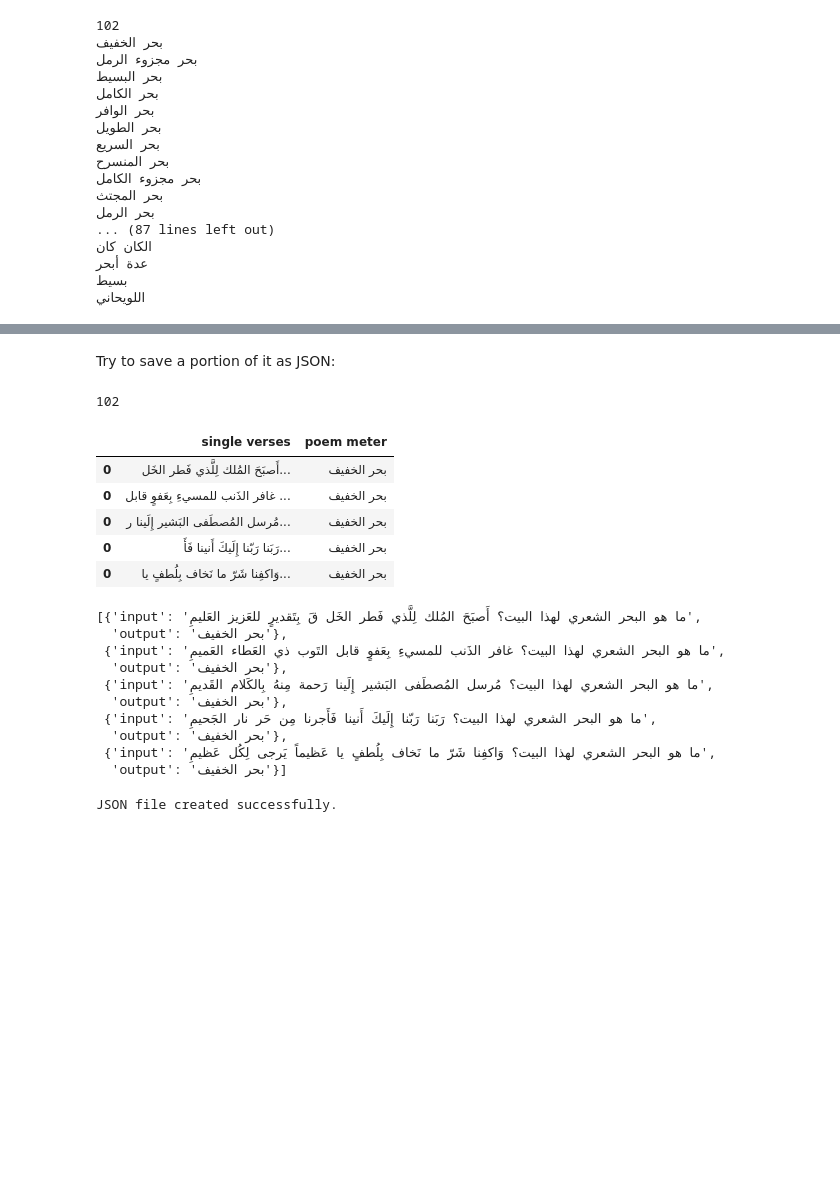
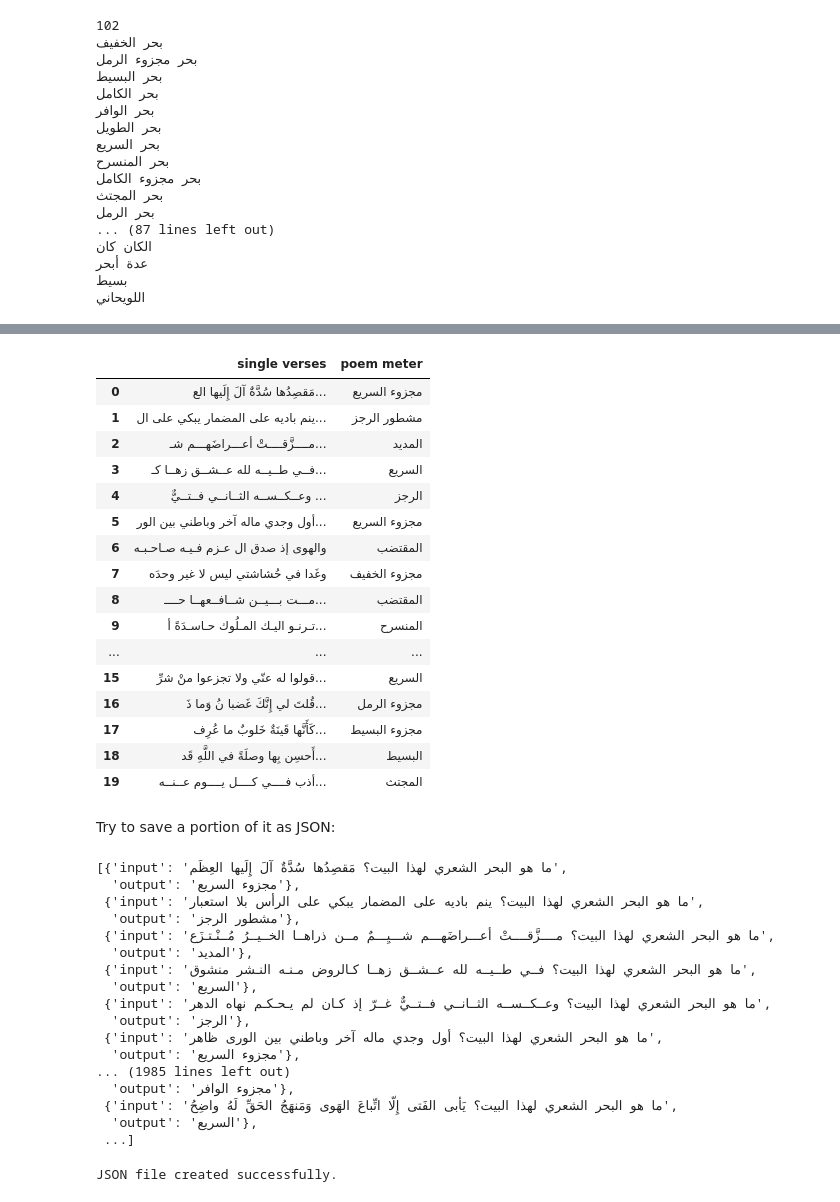
Before and after one commit to AbdulRahmanBenatia/Allam-Challenge, a Jupyter notebook: preprocess.ipynb, the cells around one changed output, grey strips where cells are left out. Saved outputs shown, nothing was run; the diff lists cells and outputs as text; code cells hidden in the pictures; blank space fills up the shorter version.

```diff
--- a/preprocess.ipynb
+++ b/preprocess.ipynb
@@ -205,0 +337,2 @@ print(df_ashaar[df_ashaar['poem meter'] == 'بحر الدوبيت'])
+# %%
+samples = df_filtered[df_filtered['poem meter']== "الخفيف"].sample(2000, replace=False)
@@ -205,0 +341,7 @@ print(df_ashaar[df_ashaar['poem meter'] == 'بحر الدوبيت'])
+# %%
+def remove_tashkeel(verse):
+    return re.sub(r'[\u0617-\u061A\u064B-\u0652]', '', verse)  # Remove Tashkeel
+
+
+def random_remove_tashkeel(verse):
+    return ''.join(char for char in verse if random.choice([True, False]) or not re.match(r'[\u0617-\u061A\u064B-\u0652]', char))
@@ -206,6 +464,24 @@ print(df_ashaar[df_ashaar['poem meter'] == 'بحر الدوبيت'])
+# %%
+balanced_df = balanced_df.sample(frac=1, random_state=42).reset_index(drop=True)
+# %%
+balanced_df.head(20)
+# %% [output]
+|  | single verses | poem meter |
+| 0 | مَقصِدُها سُدَّةٌ آلَ إِلَيها الع... | مجزوء السريع |
+| 1 | ينم باديه على المضمار يبكي على ال... | مشطور الرجز |
+| 2 | مــــزَّقــــتْ أعـــراضَهـــم شـ... | المديد |
+| 3 | فــي طــيــه لله عــشــق زهــا كـ... | السريع |
+| 4 | وعــكــســه الثــانــي فــتــيٌّ ... | الرجز |
+| 5 | أول وجدي ماله آخر وباطني بين الور... | مجزوء السريع |
+| 6 | والهوى إذ صدق ال عـزم فـيـه صـاحـبـه | المقتضب |
+| 7 | وغَدا في حُشاشتي ليس لا غير وحدَه | مجزوء الخفيف |
+| 8 | مـــت بـــيــن شــافــعهــا حــــ... | المقتضب |
+| 9 | تـرنـو اليـك المـلُوك حـاسـدَةً أ... | المنسرح |
+| ... | ... | ... |
+| 15 | قولوا له عنّي ولا تجزعوا منْ شرِّ... | السريع |
+| 16 | قُلتَ لي إِنَّكَ غَضبا نُ وَما ذَ... | مجزوء الرمل |
+| 17 | كَأَنَّها قَينَةٌ خَلوبٌ ما عُرِف... | مجزوء البسيط |
+| 18 | أَحسِن بِها وصلَةً في اللَّهِ قَد... | البسيط |
+| 19 | أذب فــــي كــــل يــــوم عــنــه... | المجتث |
 # %% [markdown]
 Try to save a portion of it as JSON:
-# %%
-len(meters)
-# %% [output]
-102
@@ -214,31 +488,29 @@ small_df = df_ashaar.head(5)
-# %%
-small_df.head()
-# %% [output]
-|  | single verses | poem meter |
-| 0 | أَصبَحَ المُلك لِلَّذي فَطر الخَل... | بحر الخفيف |
-| 0 | غافر الذَنب للمسيءِ بِعَفوٍ قابل ... | بحر الخفيف |
-| 0 | مُرسل المُصطَفى البَشير إِلَينا ر... | بحر الخفيف |
-| 0 | رَبَنا رَبّنا إِلَيكَ أَنينا فَأَ... | بحر الخفيف |
-| 0 | وَاكفِنا شَرّ ما نَخاف بِلُطفٍ يا... | بحر الخفيف |
 # %%
 json_data = [
     {"input":
     f"ما هو البحر الشعري لهذا البيت؟ {row['single verses']}",
      "output": row['poem meter']}
-    for _, row in small_df.iterrows()
+    for _, row in balanced_df.iterrows()
 ]
 json_data
 # %% [output]
-[{'input': 'ما هو البحر الشعري لهذا البيت؟ أَصبَحَ المُلك لِلَّذي فَطر الخَل قَ بِتَقديرٍ للعَزيز العَليمِ',
-  'output': 'بحر الخفيف'},
- {'input': 'ما هو البحر الشعري لهذا البيت؟ غافر الذَنب للمسيءِ بِعَفوٍ قابل التَوب ذي العَطاء العَميمِ',
-  'output': 'بحر الخفيف'},
- {'input': 'ما هو البحر الشعري لهذا البيت؟ مُرسل المُصطَفى البَشير إِلَينا رَحمة مِنهُ بِالكَلام القَديمِ',
-  'output': 'بحر الخفيف'},
- {'input': 'ما هو البحر الشعري لهذا البيت؟ رَبَنا رَبّنا إِلَيكَ أَنينا فَأَجرنا مِن حَر نار الجَحيمِ',
-  'output': 'بحر الخفيف'},
- {'input': 'ما هو البحر الشعري لهذا البيت؟ وَاكفِنا شَرّ ما نَخاف بِلُطفٍ يا عَظيماً يَرجى لِكُل عَظيمِ',
-  'output': 'بحر الخفيف'}]
+[{'input': 'ما هو البحر الشعري لهذا البيت؟ مَقصِدُها سُدَّةٌ آلَ إِلَيها العِظَم',
+  'output': 'مجزوء السريع'},
+ {'input': 'ما هو البحر الشعري لهذا البيت؟ ينم باديه على المضمار يبكي على الرأس بلا استعبار',
+  'output': 'مشطور الرجز'},
+ {'input': 'ما هو البحر الشعري لهذا البيت؟ مــــزَّقــــتْ أعـــراضَهـــم شـــيِـــمٌ مــن ذراهــا الخــيــرُ مُــنْـتـزَع',
+  'output': 'المديد'},
+ {'input': 'ما هو البحر الشعري لهذا البيت؟ فــي طــيــه لله عــشــق زهــا كـالروض مـنـه النـشر منشوق',
+  'output': 'السريع'},
+ {'input': 'ما هو البحر الشعري لهذا البيت؟ وعــكــســه الثــانــي فــتــيٌّ غــرّ إذ كـان لم يـحـكـم نهاه الدهر',
+  'output': 'الرجز'},
+ {'input': 'ما هو البحر الشعري لهذا البيت؟ أول وجدي ماله آخر وباطني بين الورى ظاهر',
+  'output': 'مجزوء السريع'},
+... (1985 lines left out)
+  'output': 'مجزوء الوافر'},
+ {'input': 'ما هو البحر الشعري لهذا البيت؟ يَأبى الفَتى إِلّا اتِّباعَ الهَوى وَمَنهَجُ الحَقِّ لَهُ واضِحُ',
+  'output': 'السريع'},
+ ...]
 # %%
 import json
 
```
Also changed, not shown: parts of 40 cells of this notebook, 4 other files.
